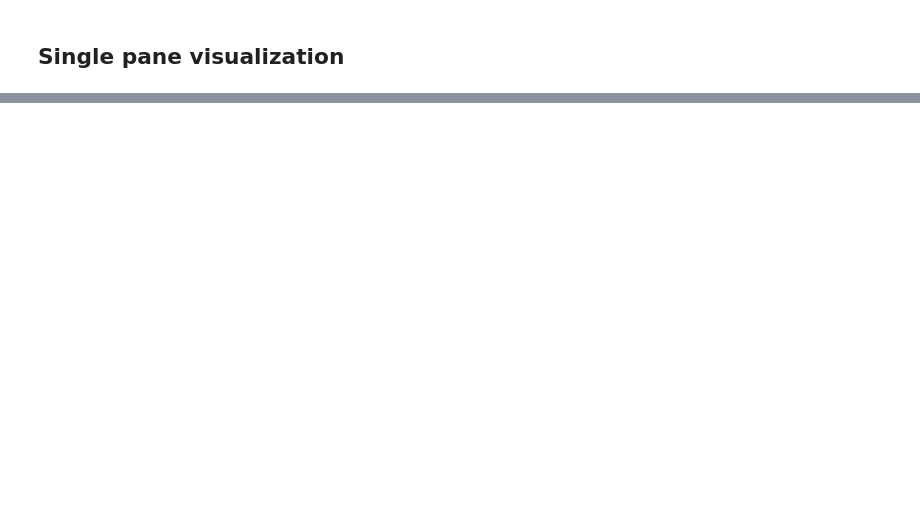
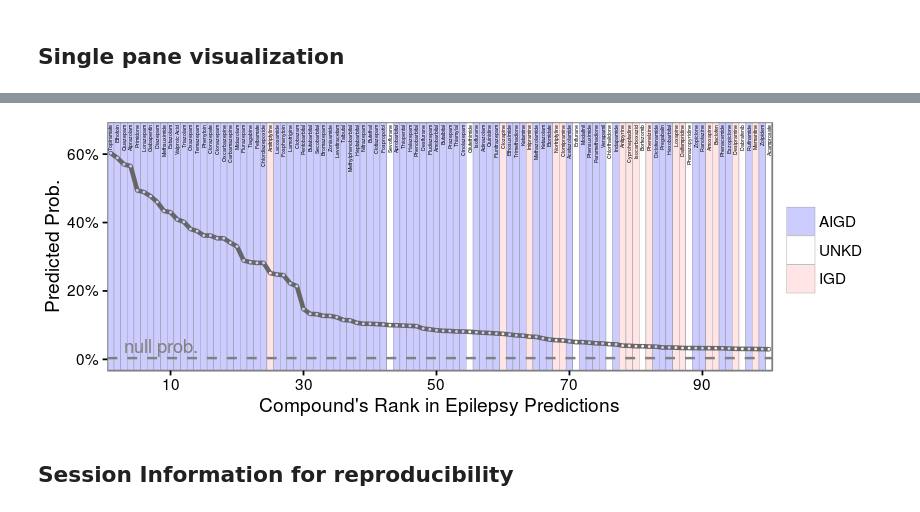
Before and after one commit to dhimmel/rephetio, a Jupyter notebook: epilepsy/repilepsy.ipynb, the cells around one changed output, grey strips where cells are left out. Saved outputs shown, nothing was run; the diff lists cells and outputs as text; code cells hidden in the pictures; blank space fills up the shorter version.

```diff
--- a/epilepsy/repilepsy.ipynb
+++ b/epilepsy/repilepsy.ipynb
@@ -116,3 +113,12 @@ gg_single_pane
 # %%
-ggplot2::ggsave('figure/epilepsy-single-pane.png', gg_single_pane, width = w, height = h, dpi=300)
-ggplot2::ggsave('figure/epilepsy-single-pane.pdf', gg_single_pane, width = w, height = h)
+ggplot2::ggsave('figure/epilepsy.png', gg_epilepsy, width = w, height = h, dpi=300)
+ggplot2::ggsave('figure/epilepsy.pdf', gg_epilepsy, width = w, height = h)
+# %%
+# Add compound names
+gg_epilepsy_labeled = gg_epilepsy +
+  ggplot2::geom_text(ggplot2::aes(label = name), y=0.686, angle=90, size=1.1, hjust=1, vjust=0.45) +
+  ggplot2::expand_limits(y = .660)
+
+gg_epilepsy_labeled
+# %% [output]
+[figure, added]
@@ -118,0 +128,2 @@ ggplot2::ggsave('figure/epilepsy-single-pane.pdf', gg_single_pane, width = w, he
+# %% [markdown]
+## Session Information for reproducibility
```
Also changed, not shown: parts of 8 cells of this notebook, 11 other files.
